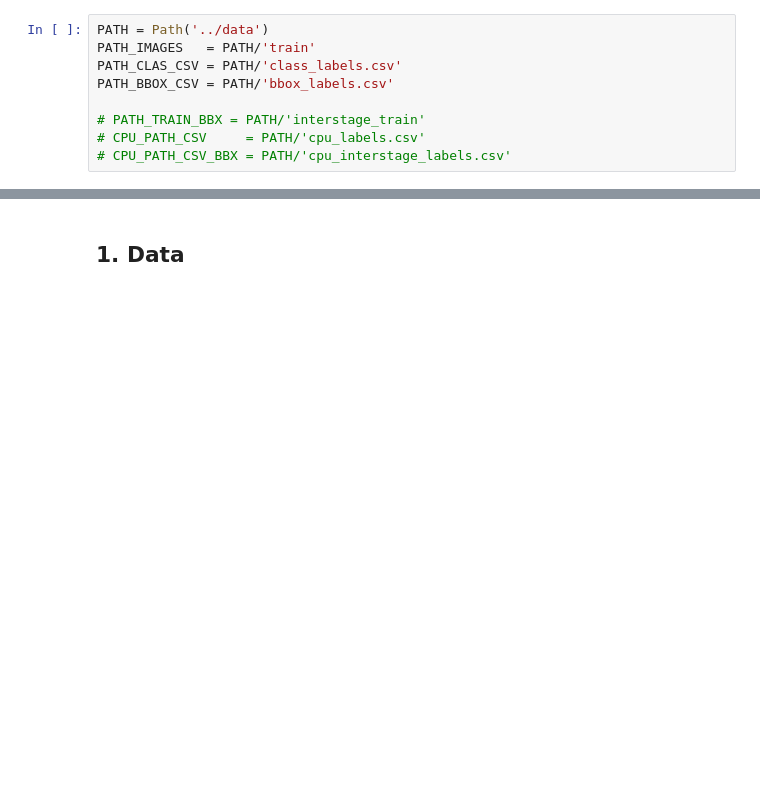
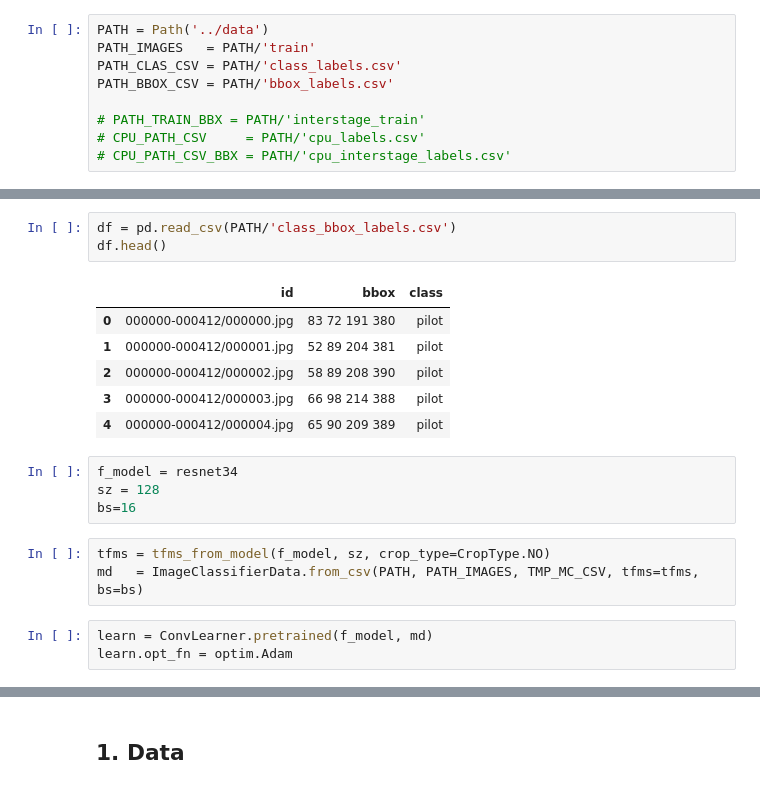
Before and after one commit to WNoxchi/Aersu, a Jupyter notebook: GLOC/model_dev/resnet-detector-dev-1-gloc.ipynb, the cells around one changed output, grey strips where cells are left out. Drawn from its saved outputs; the diff is of its cells as text; blank space fills up the shorter version.

```diff
--- a/GLOC/model_dev/resnet-detector-dev-1-gloc.ipynb
+++ b/GLOC/model_dev/resnet-detector-dev-1-gloc.ipynb
@@ -32,0 +108,20 @@ PATH_BBOX_CSV = PATH/'bbox_labels.csv'
+# %%
+df = pd.read_csv(PATH/'class_bbox_labels.csv')
+df.head()
+# %% [output]
+|  | id | bbox | class |
+| 0 | 000000-000412/000000.jpg | 83 72 191 380 | pilot |
+| 1 | 000000-000412/000001.jpg | 52 89 204 381 | pilot |
+| 2 | 000000-000412/000002.jpg | 58 89 208 390 | pilot |
+| 3 | 000000-000412/000003.jpg | 66 98 214 388 | pilot |
+| 4 | 000000-000412/000004.jpg | 65 90 209 389 | pilot |
+# %%
+f_model = resnet34
+sz = 128
+bs=16
+# %%
+tfms = tfms_from_model(f_model, sz, crop_type=CropType.NO)
+md   = ImageClassifierData.from_csv(PATH, PATH_IMAGES, TMP_MC_CSV, tfms=tfms, bs=bs)
+# %%
+learn = ConvLearner.pretrained(f_model, md)
+learn.opt_fn = optim.Adam
```
Also changed, not shown: parts of 44 cells of this notebook, 2 other files.
